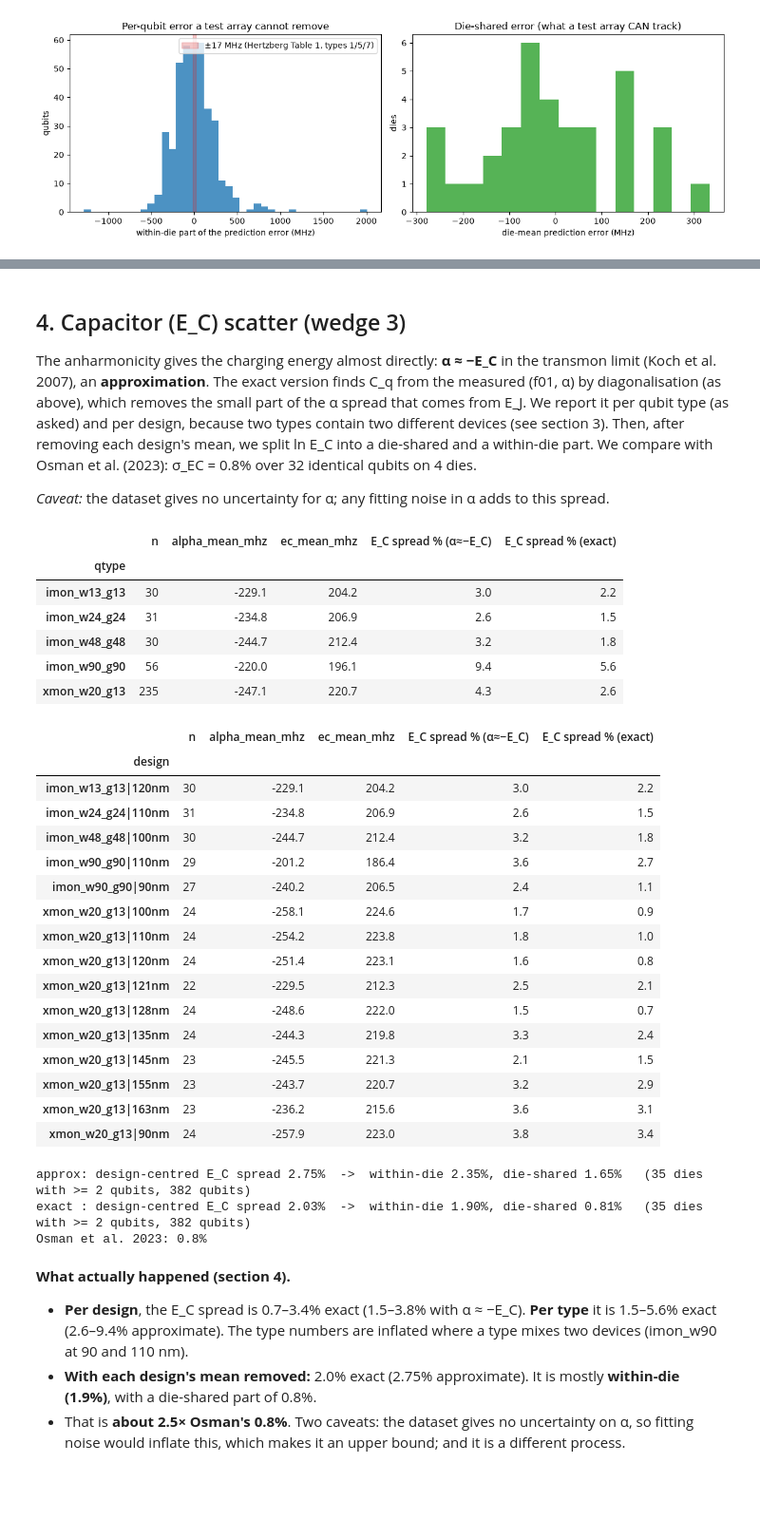
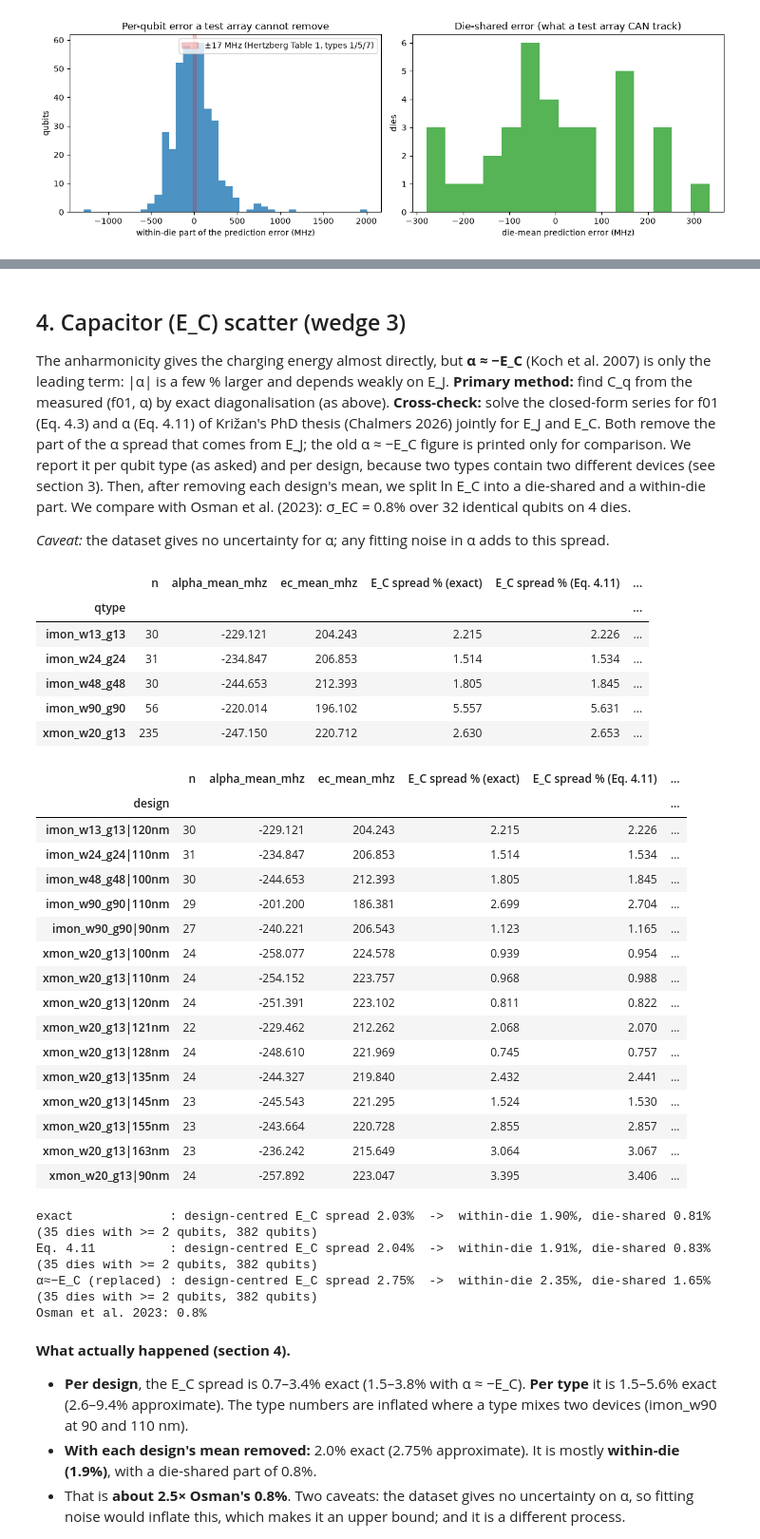
Before and after one commit to divyeshidhate/transmon-yield, a Jupyter notebook: notebooks/05_imec_test_arrays.ipynb, the cells around one changed output, grey strips where cells are left out. Shown at 95% size. Cells and saved outputs as stored; diff of their text form; code cells hidden in the pictures; blank space fills up the shorter version.

```diff
--- a/notebooks/05_imec_test_arrays.ipynb
+++ b/notebooks/05_imec_test_arrays.ipynb
@@ -329,8 +334,10 @@ plt.tight_layout(); plt.show()
 # %% [markdown]
 ## 4. Capacitor (E_C) scatter (wedge 3)
 
-The anharmonicity gives the charging energy almost directly: **α ≈ −E_C** in the transmon limit (Koch et al. 2007), an **approximation**.
-The exact version finds C_q from the measured (f01, α) by diagonalisation (as above), which removes the small part of the α spread that comes from E_J.
+The anharmonicity gives the charging energy almost directly, but **α ≈ −E_C** (Koch et al. 2007) is only the leading term: |α| is a few % larger
+and depends weakly on E_J. **Primary method:** find C_q from the measured (f01, α) by exact diagonalisation (as above).
+**Cross-check:** solve the closed-form series for f01 (Eq. 4.3) and α (Eq. 4.11) of Križan's PhD thesis (Chalmers 2026) jointly for E_J and E_C.
+Both remove the part of the α spread that comes from E_J; the old α ≈ −E_C figure is printed only for comparison.
 We report it per qubit type (as asked) and per design, because two types contain two different devices (see section 3).
 Then, after removing each design's mean, we split ln E_C into a die-shared and a within-die part. We compare with
 Osman et al. (2023): σ_EC = 0.8% over 32 identical qubits on 4 dies.
@@ -338,42 +345,44 @@ Osman et al. (2023): σ_EC = 0.8% over 32 identical qubits on 4 dies.
 *Caveat:* the dataset gives no uncertainty for α; any fitting noise in α adds to this spread.
 # %%
 t1 = ec_spread(p, "qtype"); t2 = ec_spread(p, "design")
-names = {"rsd_approx": "E_C spread % (α≈−E_C)", "rsd_exact": "E_C spread % (exact)"}
-t1, t2 = [(t.assign(rsd_approx=t.rsd_approx * 100, rsd_exact=t.rsd_exact * 100).rename(columns=names).round(1)) for t in (t1, t2)]
+names = {"rsd_exact": "E_C spread % (exact)", "rsd_eq411": "E_C spread % (Eq. 4.11)",
+         "ec_eq411_minus_exact_pct": "E_C(4.11) − E_C(exact), %"}
+t1, t2 = [(t.assign(rsd_exact=t.rsd_exact * 100, rsd_eq411=t.rsd_eq411 * 100).rename(columns=names).round(3)) for t in (t1, t2)]
 display(t1); display(t2)
 es = ec_die_split(p)
-for k in ("approx", "exact"):
+for k, label in (("exact", "exact"), ("eq411", "Eq. 4.11"), ("approx", "α≈−E_C (replaced)")):
     e = es[k]
-    print(f"{k:6s}: design-centred E_C spread {e['rsd_total_design_centred']*100:.2f}%  ->  within-die {e['rsd_within_die']*100:.2f}%, "
+    print(f"{label:18s}: design-centred E_C spread {e['rsd_total_design_centred']*100:.2f}%  ->  within-die {e['rsd_within_die']*100:.2f}%, "
           f"die-shared {e['rsd_die']*100:.2f}%   ({e['n_dies']} dies with >= 2 qubits, {e['n_qubits']} qubits)")
 print("Osman et al. 2023: 0.8%")
 # %% [output]
-|  | n | alpha_mean_mhz | ec_mean_mhz | E_C spread % (α≈−E_C) | E_C spread % (exact) |
-| qtype |  |  |  |  |  |
-| imon_w13_g13 | 30 | -229.1 | 204.2 | 3.0 | 2.2 |
-| imon_w24_g24 | 31 | -234.8 | 206.9 | 2.6 | 1.5 |
-| imon_w48_g48 | 30 | -244.7 | 212.4 | 3.2 | 1.8 |
-| imon_w90_g90 | 56 | -220.0 | 196.1 | 9.4 | 5.6 |
-| xmon_w20_g13 | 235 | -247.1 | 220.7 | 4.3 | 2.6 |
+|  | n | alpha_mean_mhz | ec_mean_mhz | E_C spread % (exact) | E_C spread % (Eq. 4.11) | ... |
+| qtype |  |  |  |  |  | ... |
+| imon_w13_g13 | 30 | -229.121 | 204.243 | 2.215 | 2.226 | ... |
+| imon_w24_g24 | 31 | -234.847 | 206.853 | 1.514 | 1.534 | ... |
+| imon_w48_g48 | 30 | -244.653 | 212.393 | 1.805 | 1.845 | ... |
+| imon_w90_g90 | 56 | -220.014 | 196.102 | 5.557 | 5.631 | ... |
+| xmon_w20_g13 | 235 | -247.150 | 220.712 | 2.630 | 2.653 | ... |
-|  | n | alpha_mean_mhz | ec_mean_mhz | E_C spread % (α≈−E_C) | E_C spread % (exact) |
-| design |  |  |  |  |  |
-| imon_w13_g13|120nm | 30 | -229.1 | 204.2 | 3.0 | 2.2 |
-| imon_w24_g24|110nm | 31 | -234.8 | 206.9 | 2.6 | 1.5 |
-| imon_w48_g48|100nm | 30 | -244.7 | 212.4 | 3.2 | 1.8 |
-| imon_w90_g90|110nm | 29 | -201.2 | 186.4 | 3.6 | 2.7 |
-| imon_w90_g90|90nm | 27 | -240.2 | 206.5 | 2.4 | 1.1 |
-| xmon_w20_g13|100nm | 24 | -258.1 | 224.6 | 1.7 | 0.9 |
-| xmon_w20_g13|110nm | 24 | -254.2 | 223.8 | 1.8 | 1.0 |
-| xmon_w20_g13|120nm | 24 | -251.4 | 223.1 | 1.6 | 0.8 |
-| xmon_w20_g13|121nm | 22 | -229.5 | 212.3 | 2.5 | 2.1 |
-| xmon_w20_g13|128nm | 24 | -248.6 | 222.0 | 1.5 | 0.7 |
-| xmon_w20_g13|135nm | 24 | -244.3 | 219.8 | 3.3 | 2.4 |
-| xmon_w20_g13|145nm | 23 | -245.5 | 221.3 | 2.1 | 1.5 |
-| xmon_w20_g13|155nm | 23 | -243.7 | 220.7 | 3.2 | 2.9 |
-| xmon_w20_g13|163nm | 23 | -236.2 | 215.6 | 3.6 | 3.1 |
-| xmon_w20_g13|90nm | 24 | -257.9 | 223.0 | 3.8 | 3.4 |
+|  | n | alpha_mean_mhz | ec_mean_mhz | E_C spread % (exact) | E_C spread % (Eq. 4.11) | ... |
+| design |  |  |  |  |  | ... |
+| imon_w13_g13|120nm | 30 | -229.121 | 204.243 | 2.215 | 2.226 | ... |
+| imon_w24_g24|110nm | 31 | -234.847 | 206.853 | 1.514 | 1.534 | ... |
+| imon_w48_g48|100nm | 30 | -244.653 | 212.393 | 1.805 | 1.845 | ... |
+| imon_w90_g90|110nm | 29 | -201.200 | 186.381 | 2.699 | 2.704 | ... |
+| imon_w90_g90|90nm | 27 | -240.221 | 206.543 | 1.123 | 1.165 | ... |
+| xmon_w20_g13|100nm | 24 | -258.077 | 224.578 | 0.939 | 0.954 | ... |
+| xmon_w20_g13|110nm | 24 | -254.152 | 223.757 | 0.968 | 0.988 | ... |
+| xmon_w20_g13|120nm | 24 | -251.391 | 223.102 | 0.811 | 0.822 | ... |
+| xmon_w20_g13|121nm | 22 | -229.462 | 212.262 | 2.068 | 2.070 | ... |
+| xmon_w20_g13|128nm | 24 | -248.610 | 221.969 | 0.745 | 0.757 | ... |
+| xmon_w20_g13|135nm | 24 | -244.327 | 219.840 | 2.432 | 2.441 | ... |
+| xmon_w20_g13|145nm | 23 | -245.543 | 221.295 | 1.524 | 1.530 | ... |
+| xmon_w20_g13|155nm | 23 | -243.664 | 220.728 | 2.855 | 2.857 | ... |
+| xmon_w20_g13|163nm | 23 | -236.242 | 215.649 | 3.064 | 3.067 | ... |
+| xmon_w20_g13|90nm | 24 | -257.892 | 223.047 | 3.395 | 3.406 | ... |
-approx: design-centred E_C spread 2.75%  ->  within-die 2.35%, die-shared 1.65%   (35 dies with >= 2 qubits, 382 qubits)
-exact : design-centred E_C spread 2.03%  ->  within-die 1.90%, die-shared 0.81%   (35 dies with >= 2 qubits, 382 qubits)
+exact             : design-centred E_C spread 2.03%  ->  within-die 1.90%, die-shared 0.81%   (35 dies with >= 2 qubits, 382 qubits)
+Eq. 4.11          : design-centred E_C spread 2.04%  ->  within-die 1.91%, die-shared 0.83%   (35 dies with >= 2 qubits, 382 qubits)
+α≈−E_C (replaced) : design-centred E_C spread 2.75%  ->  within-die 2.35%, die-shared 1.65%   (35 dies with >= 2 qubits, 382 qubits)
 Osman et al. 2023: 0.8%
 # %% [markdown]
 **What actually happened (section 4).**
```
Also changed, not shown: parts of 2 cells of this notebook, 13 other files.
